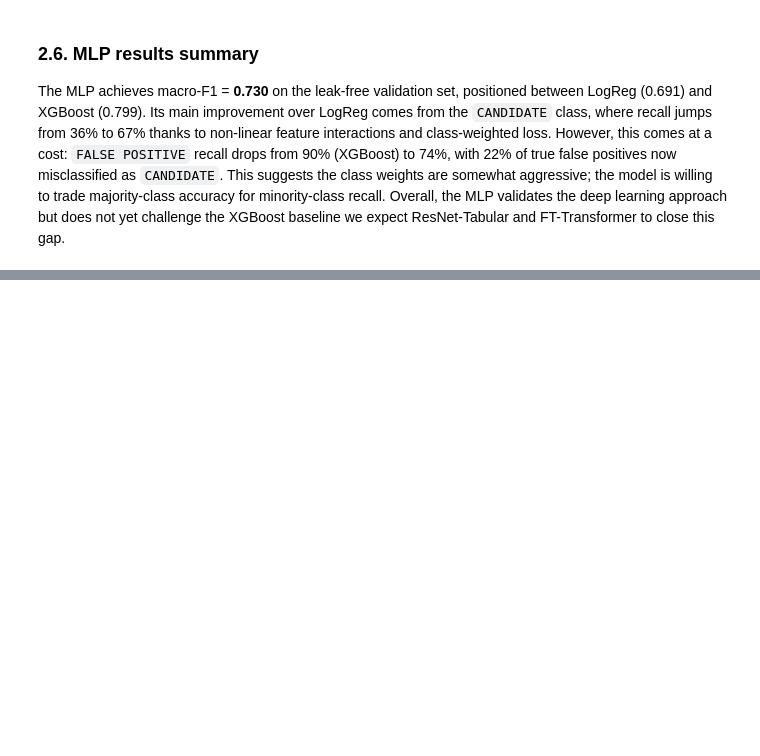
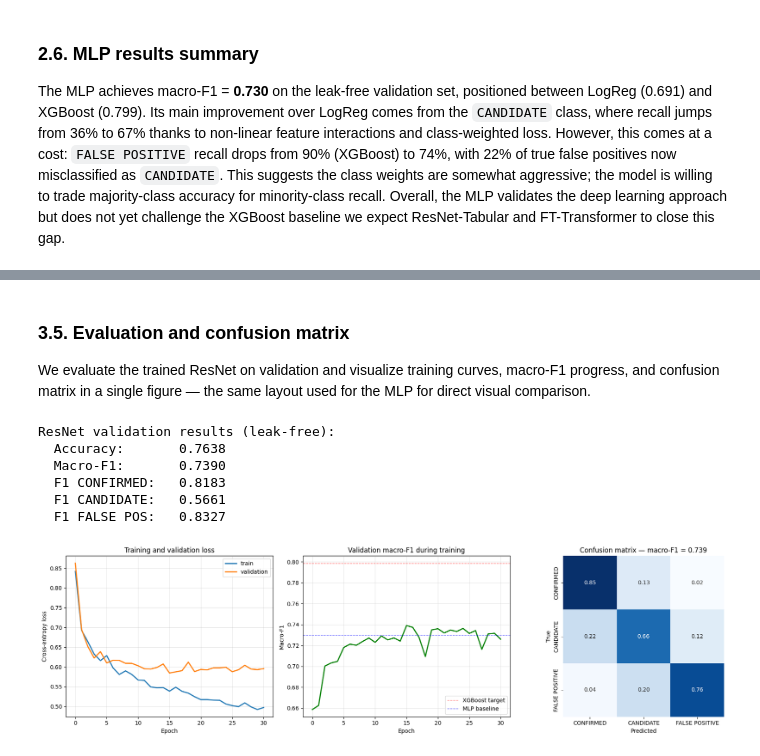
Before and after one commit to AhmedInv40/kepler-exoplanet-dl, a Jupyter notebook: notebooks/03_deep_learning.ipynb, the cells around one changed output, grey strips where cells are left out. Cells and saved outputs as stored; diff of their text form; code cells hidden in the pictures; blank space fills up the shorter version.

Commit message:
Residual Tabular Network

```diff
--- a/notebooks/03_deep_learning.ipynb
+++ b/notebooks/03_deep_learning.ipynb
@@ -515,0 +613,11 @@ The MLP achieves macro-F1 = **0.730** on the leak-free validation set, positione
+# %%
+torch.manual_seed(RANDOM_SEED)
+
+resnet = ResNetTabular(in_features=len(features_c))
+
+resnet_trained, resnet_history = train_model(
+    model=resnet,
+    train_loader=train_loader,
+    val_loader=val_loader,
+    class_weights=class_weights,
+)
@@ -515,0 +660,61 @@ The MLP achieves macro-F1 = **0.730** on the leak-free validation set, positione
+# %% [markdown]
+### 3.5. Evaluation and confusion matrix
+
+We evaluate the trained ResNet on validation and visualize training curves, macro-F1 progress, and confusion matrix in a single figure — the same layout used for the MLP for direct visual comparison.
+# %%
+resnet_val = evaluate_model(resnet_trained, val_loader)
+
+print(f"ResNet validation results (leak-free):")
+print(f"  Accuracy:       {resnet_val['accuracy']:.4f}")
+print(f"  Macro-F1:       {resnet_val['macro_f1']:.4f}")
+print(f"  F1 CONFIRMED:   {resnet_val['f1_confirmed']:.4f}")
+print(f"  F1 CANDIDATE:   {resnet_val['f1_candidate']:.4f}")
+print(f"  F1 FALSE POS:   {resnet_val['f1_false_pos']:.4f}")
+# %% [output]
+ResNet validation results (leak-free):
+  Accuracy:       0.7638
+  Macro-F1:       0.7390
+  F1 CONFIRMED:   0.8183
+  F1 CANDIDATE:   0.5661
+  F1 FALSE POS:   0.8327
+# %%
+fig, axes = plt.subplots(1, 3, figsize=(18, 5))
+
+axes[0].plot(resnet_history["train_loss"], label="train", linewidth=2)
+axes[0].plot(resnet_history["val_loss"], label="validation", linewidth=2)
+axes[0].set_xlabel("Epoch")
+axes[0].set_ylabel("Cross-entropy loss")
+axes[0].set_title("Training and validation loss")
+axes[0].legend()
+axes[0].grid(alpha=0.3)
+
+axes[1].plot(resnet_history["val_macro_f1"], color="green", linewidth=2)
+axes[1].axhline(y=0.7987, color="red", linestyle="--", linewidth=1, alpha=0.6, label="XGBoost target")
+axes[1].axhline(y=0.7301, color="blue", linestyle="--", linewidth=1, alpha=0.6, label="MLP baseline")
+axes[1].set_xlabel("Epoch")
+axes[1].set_ylabel("Macro-F1")
+axes[1].set_title("Validation macro-F1 during training")
+axes[1].legend(loc="lower right")
+axes[1].grid(alpha=0.3)
+
+cm = resnet_val["confusion_matrix"]
+cm_normalized = cm.astype(float) / cm.sum(axis=1, keepdims=True)
+sns.heatmap(
+    cm_normalized,
+    annot=True,
+    fmt=".2f",
+    cmap="Blues",
+    xticklabels=class_order,
+    yticklabels=class_order,
+    ax=axes[2],
+    cbar=False,
+    square=True,
+)
+axes[2].set_xlabel("Predicted")
+axes[2].set_ylabel("True")
+axes[2].set_title(f"Confusion matrix — macro-F1 = {resnet_val['macro_f1']:.3f}")
+
+plt.tight_layout()
+plt.show()
+# %% [output]
+[figure, added]
```
Also changed, not shown: parts of 9 cells of this notebook.
